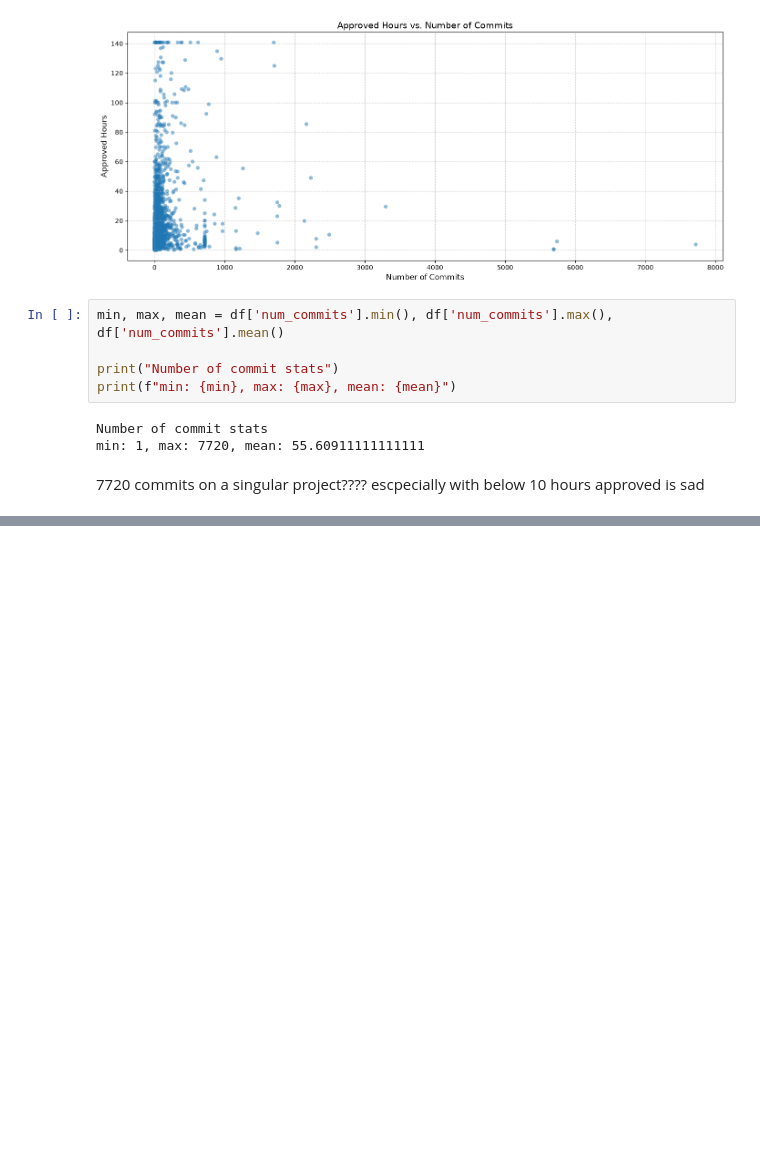
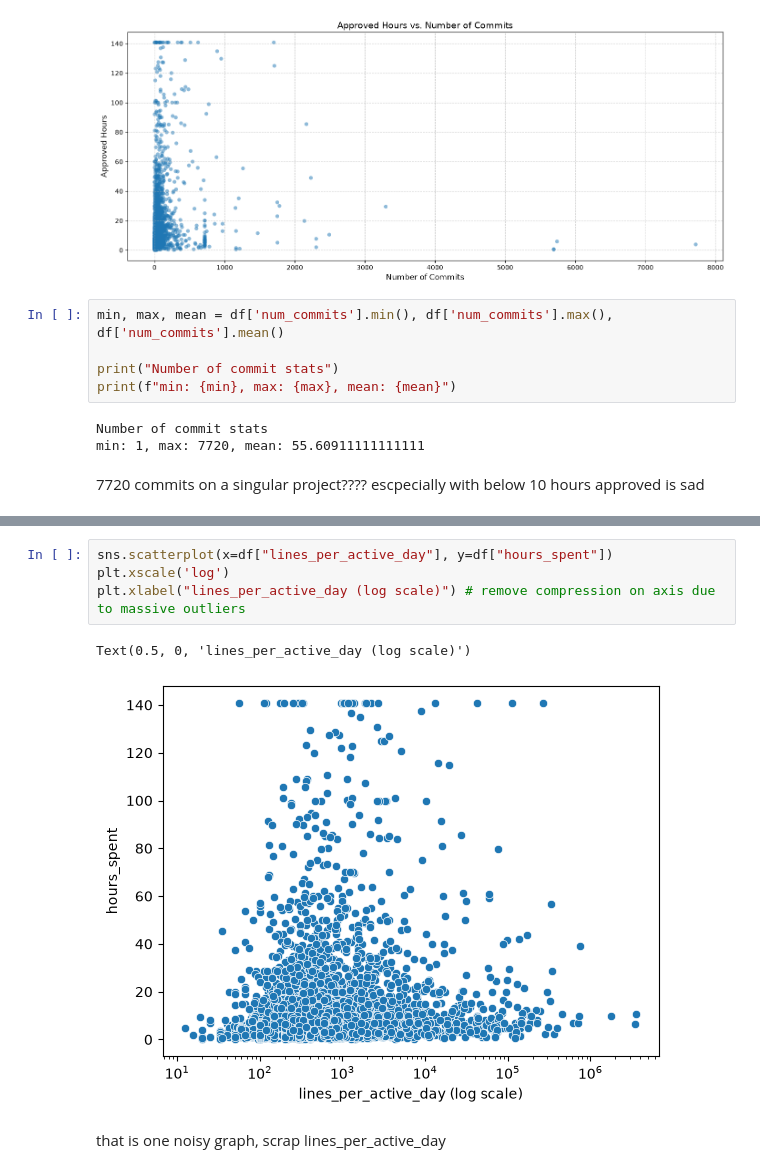
Before and after one commit to fourtysevencode/hours-detective, a Jupyter notebook: experiments/exploration.ipynb, the cells around one changed output, grey strips where cells are left out. Cells and saved outputs as stored; diff of their text form; blank space fills up the shorter version.

```diff
--- a/experiments/exploration.ipynb
+++ b/experiments/exploration.ipynb
@@ -133,0 +198,9 @@ min: 1, max: 7720, mean: 55.60911111111111
+# %%
+sns.scatterplot(x=df["lines_per_active_day"], y=df["hours_spent"])
+plt.xscale('log')
+plt.xlabel("lines_per_active_day (log scale)") # remove compression on axis due to massive outliers
+# %% [output]
+Text(0.5, 0, 'lines_per_active_day (log scale)')
+[figure, added]
+# %% [markdown]
+that is one noisy graph, scrap lines_per_active_day
```
Also changed, not shown: parts of 15 cells of this notebook, 1 other file.
